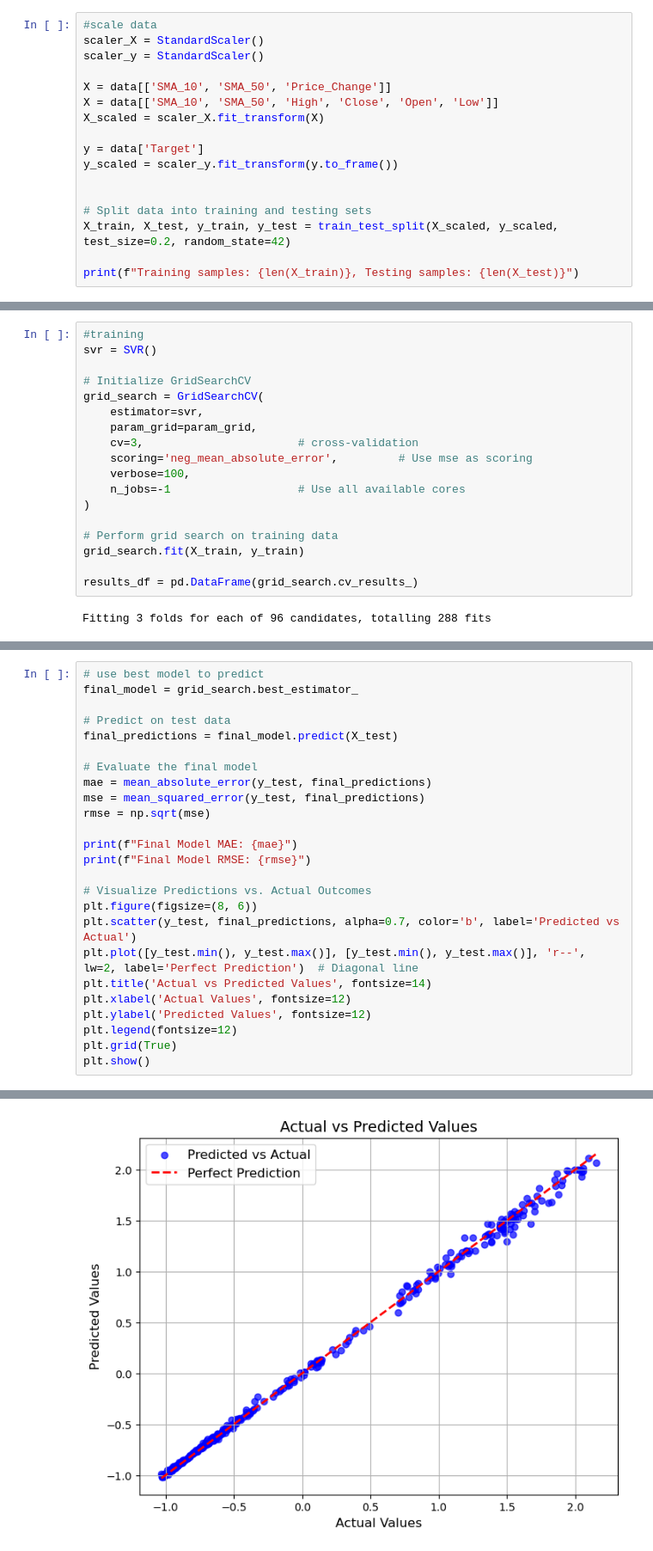
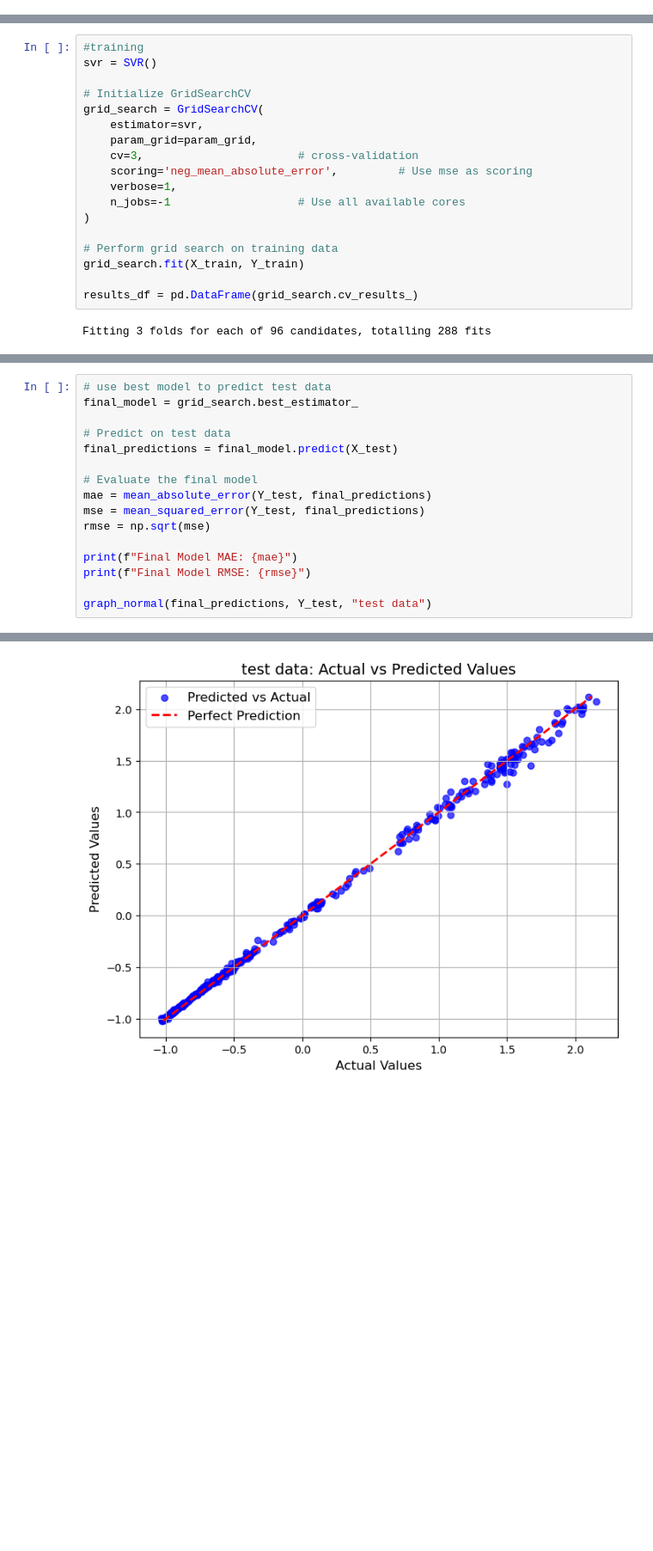
Before and after one commit to KERPalmer/university_final_year_project, a Jupyter notebook: supportVectorMachines.ipynb, the cells around one changed output, grey strips where cells are left out. Shown: that part at 86% size. Saved outputs shown, nothing was run; the diff lists cells and outputs as text; blank space fills up the shorter version.

```diff
--- a/supportVectorMachines.ipynb
+++ b/supportVectorMachines.ipynb
@@ -32,17 +41,0 @@ data.dropna(inplace=True)
-# %%
-#scale data
-scaler_X = StandardScaler()
-scaler_y = StandardScaler()
-
-X = data[['SMA_10', 'SMA_50', 'Price_Change']]
-X = data[['SMA_10', 'SMA_50', 'High', 'Close', 'Open', 'Low']]
-X_scaled = scaler_X.fit_transform(X)
-
-y = data['Target']
-y_scaled = scaler_y.fit_transform(y.to_frame())
-
-
-# Split data into training and testing sets
-X_train, X_test, y_train, y_test = train_test_split(X_scaled, y_scaled, test_size=0.2, random_state=42)
-
-print(f"Training samples: {len(X_train)}, Testing samples: {len(X_test)}")
@@ -68,12 +59,12 @@ grid_search = GridSearchCV(
     param_grid=param_grid,
     cv=3,                       # cross-validation
     scoring='neg_mean_absolute_error',         # Use mse as scoring
-    verbose=100,
+    verbose=1,
     n_jobs=-1                   # Use all available cores
 )
 
 # Perform grid search on training data
-grid_search.fit(X_train, y_train)
+grid_search.fit(X_train, Y_train)
 
 results_df = pd.DataFrame(grid_search.cv_results_)
 # %% [output]
@@ -107,26 +74,17 @@ Std Dev of Test Score: 0.0086
 # %%
-# use best model to predict
+# use best model to predict test data
 final_model = grid_search.best_estimator_
 
 # Predict on test data
 final_predictions = final_model.predict(X_test)
 
 # Evaluate the final model
-mae = mean_absolute_error(y_test, final_predictions)
-mse = mean_squared_error(y_test, final_predictions)
+mae = mean_absolute_error(Y_test, final_predictions)
+mse = mean_squared_error(Y_test, final_predictions)
 rmse = np.sqrt(mse)
 
 print(f"Final Model MAE: {mae}")
 print(f"Final Model RMSE: {rmse}")
 
-# Visualize Predictions vs. Actual Outcomes
-plt.figure(figsize=(8, 6))
-plt.scatter(y_test, final_predictions, alpha=0.7, color='b', label='Predicted vs Actual')
-plt.plot([y_test.min(), y_test.max()], [y_test.min(), y_test.max()], 'r--', lw=2, label='Perfect Prediction')  # Diagonal line
-plt.title('Actual vs Predicted Values', fontsize=14)
-plt.xlabel('Actual Values', fontsize=12)
-plt.ylabel('Predicted Values', fontsize=12)
-plt.legend(fontsize=12)
-plt.grid(True)
-plt.show()
+graph_normal(final_predictions, Y_test, "test data")
 # %% [output]
@@ -135 +93 @@ Final Model RMSE: 0.03880767980563892
-[figure, old version]
+[figure, new version]
```
Also changed, not shown: parts of 8 cells of this notebook, 9 other files.
